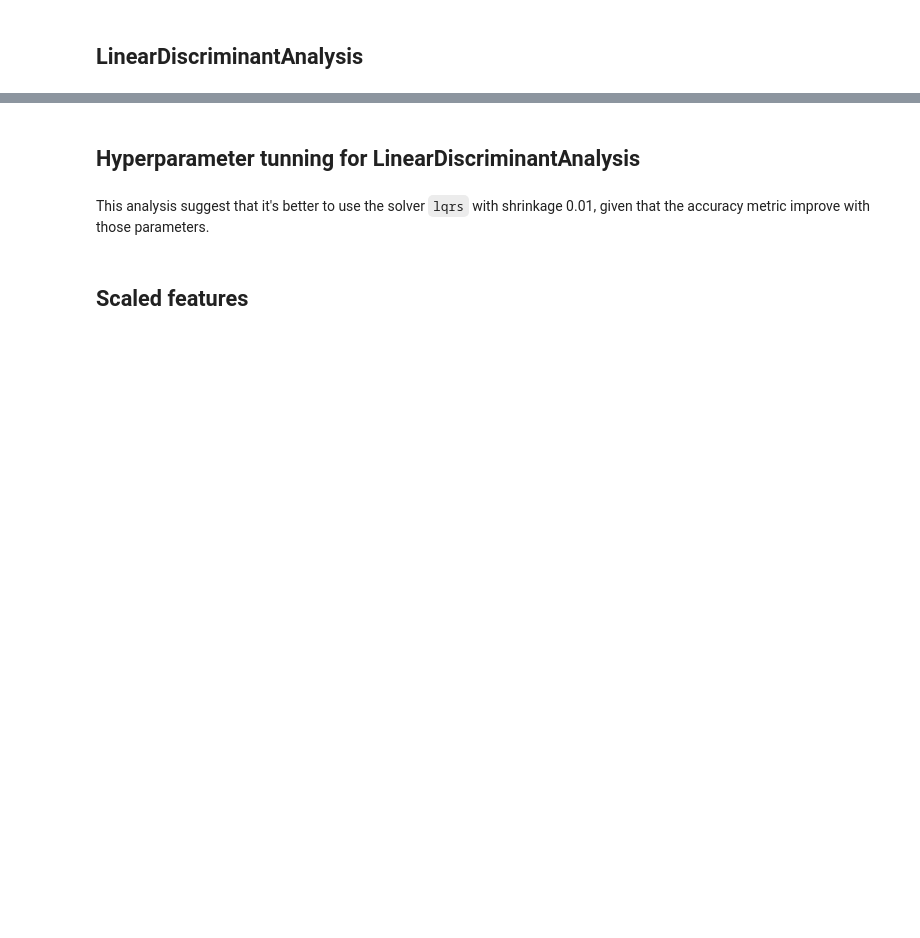
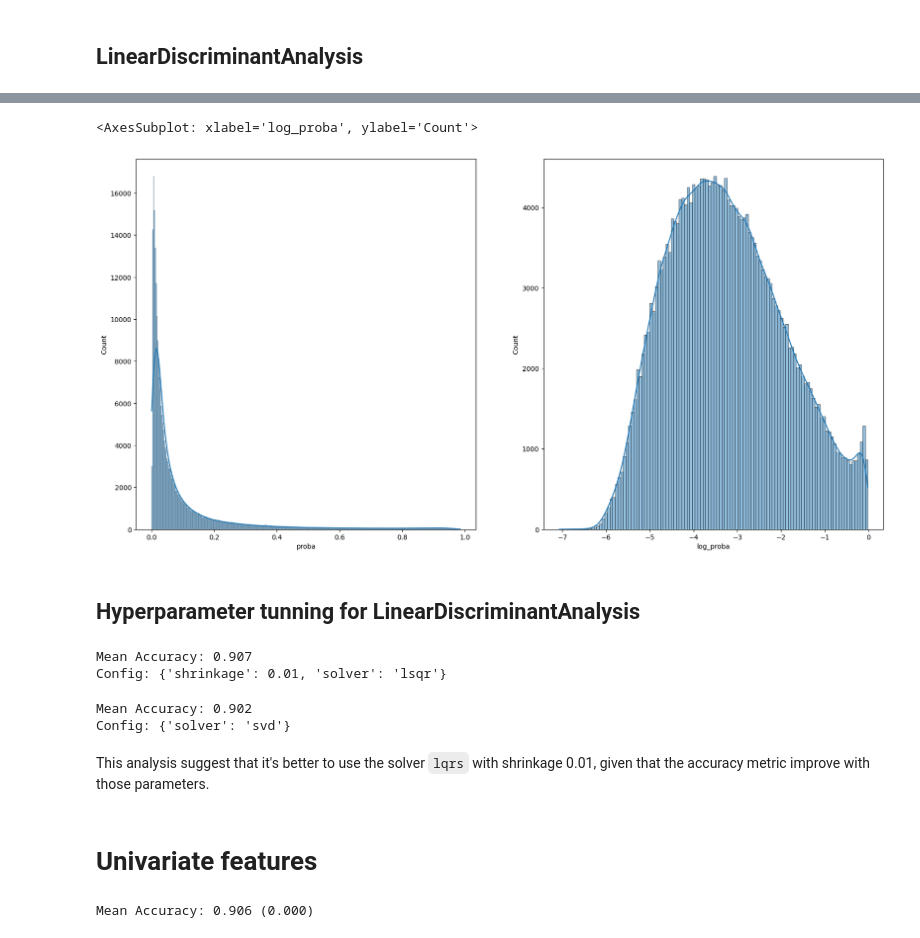
Before and after one commit to gabyarte/heart-attack-cost-reduction, a Jupyter notebook: notebooks/03a_discriminant_analysis.ipynb, the cells around one changed output, grey strips where cells are left out. Cells and saved outputs as stored; diff of their text form; code cells hidden in the pictures; blank space fills up the shorter version.

Commit message:
feat: Add discriminant analysis with feature selection

```diff
--- a/notebooks/03a_discriminant_analysis.ipynb
+++ b/notebooks/03a_discriminant_analysis.ipynb
@@ -65,3 +24,10 @@ X_scaled = MinMaxScalerTransformer().fit_transform(data[FEATURES])
+# %%
+TARGET = 'HeartDiseaseorAttack'
+
+y = data[TARGET]
+X = data.drop(TARGET, axis=1)
+X_univariate = data_univariate.drop(TARGET, axis=1)
+X_multivariate = data_multivariate.drop(TARGET, axis=1)
 # %% [markdown]
 # All features
 
@@ -117,3 +77,10 @@ cdisplay(data[data[TARGET].eq(1)].head())
+# %%
+_, ax = plt.subplots(1, 2, figsize=(20, 10))
+sns.histplot(data['proba'], kde=True, ax=ax[0])
+sns.histplot(data['log_proba'], kde=True, ax=ax[1])
+# %% [output]
+<AxesSubplot: xlabel='log_proba', ylabel='Count'>
+[figure, added]
 # %% [markdown]
 ## Hyperparameter tunning for LinearDiscriminantAnalysis
 # %%
@@ -135,6 +102,9 @@ results_shrinkage = search_shrinkage.fit(X, y)
 # summarize
 print('Mean Accuracy: %.3f' % results_shrinkage.best_score_)
 print('Config: %s' % results_shrinkage.best_params_)
+# %% [output]
+Mean Accuracy: 0.907
+Config: {'shrinkage': 0.01, 'solver': 'lsqr'}
 # %%
 grid_solver = {
     'solver': ['svd', 'lsqr', 'eigen'],
@@ -152,7 +122,23 @@ results_solver = search_solver.fit(X, y)
 # summarize
 print('Mean Accuracy: %.3f' % results_solver.best_score_)
 print('Config: %s' % results_solver.best_params_)
+# %% [output]
+Mean Accuracy: 0.902
+Config: {'solver': 'svd'}
 # %% [markdown]
 This analysis suggest that it's better to use the solver `lqrs` with shrinkage 0.01, given that the accuracy metric improve with those parameters.
 # %% [markdown]
-## Scaled features
+# Univariate features
+# %%
+discriminant_analysis_univariate = LinearDiscriminantAnalysis()
+cv_univariate = RepeatedStratifiedKFold(
+    n_splits=10, n_repeats=3, random_state=1)
+scores_univariate = cross_val_score(
+    discriminant_analysis, X_univariate, y,
+    scoring='accuracy',
+    cv=cv_univariate,
+    n_jobs=-1)
+
+print('Mean Accuracy: %.3f (%.3f)' % (np.mean(scores_univariate), np.std(scores_univariate)))
+# %% [output]
+Mean Accuracy: 0.906 (0.000)
```
Also changed, not shown: parts of 32 cells of this notebook.
